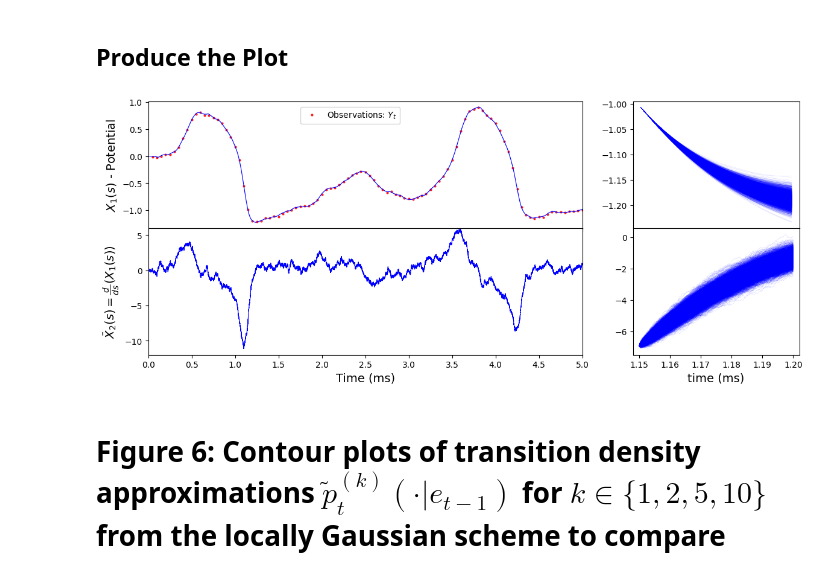
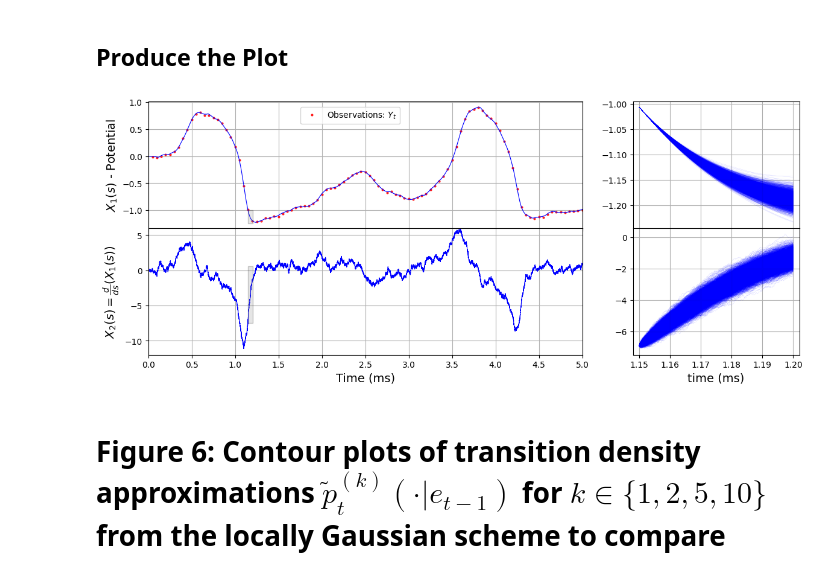
Before and after one commit to chris-stanton50/particles-cdssm, a Jupyter notebook: paper/fhn_smoothing_bias/fhn_bias_plots.ipynb, the cells around one changed output. Saved outputs shown, nothing was run; the diff lists cells and outputs as text; code cells hidden in the pictures.

Commit message:
add grids and rectangle to fhn simulation plot

```diff
--- a/paper/fhn_smoothing_bias/fhn_bias_plots.ipynb
+++ b/paper/fhn_smoothing_bias/fhn_bias_plots.ipynb
@@ -7,6 +7,8 @@ import os
 import distances as dsts
 from particles_cdssm.sdes import IntegratedFitzhughNagumo
 import particles_cdssm.auxiliary_bridges as axb
+
+savefig=True
 # %% [markdown]
 # Figure 4: Left: Plot of the CD-SSM used in the Numerical Experiment. Right: Simulation of path $\bar{X}([s_{t-1}, s_t])$ for $x(s_{t-1}) \approx (-1.01, -6.92)$ via locally Gaussian scheme with $k=1000$ imputed points.
 # %% [markdown]
@@ -15,7 +17,7 @@ import particles_cdssm.auxiliary_bridges as axb
 T = 100
 run_id = 100
 
-with open(f'../fhn_smoothing/results/run_{run_id}_meta.pkl', 'rb') as f:
+with open(f'../fhn_smoothing/results/local/run_{run_id}_meta.pkl', 'rb') as f:
     metadata = dill.load(f)
 
 # Unpack the metadata
@@ -51,38 +53,88 @@ ax_0 = fig.add_axes((0.08, 0.52, 0.6, 0.42))
 ax_1 = fig.add_axes((0.08, 0.1, 0.6, 0.42))
 ax_2 = fig.add_axes((0.75, 0.52, 0.23, 0.42))
 ax_3 = fig.add_axes((0.75, 0.1, 0.23, 0.42))
 
-labels = [r'$X_1(s)$' + ' - Potential', r'$\bar{X}_2(s)=\frac{d}{ds}(X_1(s))$']
+axes = np.array([ax_0, ax_1, ax_2, ax_3], dtype=object)
+
+labels = [r'$X_1(s)$' + ' - Potential', r'$X_2(s)=\frac{d}{ds}(X_1(s))$']
 xy_label_size = 14
 
 ax_0.plot(obs_times, observations, 'o', markersize=2.0, color='red', alpha=0.8, label='Observations: ' + r'$Y_t$')
 ax_0.plot(sim_times, sde_paths[:, 0], color='blue', linewidth=0.8, linestyle='-', marker=None)
 ax_1.plot(sim_times, sde_paths[:, 1], color='blue', linewidth=0.8, linestyle='-', marker=None)
 
 ax_0.set(xticklabels=[], xticks=np.arange(0., 5.5, 0.5).tolist(), xlim=(0.0, 5.0))
 ax_1.set(xlim=(0.0, 5.0), ylim=(-12.0, 6.0), xticks=np.arange(0., 5.5, 0.5).tolist())
 
 ax_0.set_ylabel(labels[0], fontsize=xy_label_size)
 ax_1.set_ylabel(labels[1], fontsize=xy_label_size)
 ax_1.set_xlabel(xlabel='Time (ms)', fontsize=xy_label_size)
 
 ax_0.legend(loc='upper right', bbox_to_anchor=(0.59, 0.99))
 
 x = np.linspace(start=1.15, stop=1.2, num=(num+1))
-line_kwargs = dict(marker='none', lw=0.2, ls='-', alpha=0.2)
+line_kwargs = dict(marker='none', lw=0.2, ls='-', alpha=0.2, rasterized=True)
 
 ax_2.plot(x, sims[:, :, 0], color='blue', **line_kwargs)
 ax_3.plot(x, sims[:, :, 1], color='blue', **line_kwargs)
 
-ax_2.set(ylabel='', xticklabels=[]) # xticks=[0., 1., 2., 3., 4., 5.],
+ # xticks=[0., 1., 2., 3., 4., 5.],
+
+ax_2.tick_params(axis='x', which='both', bottom=False,top=False, labelbottom=False)
+
 ax_3.set(ylabel='', xlim=(1.148, 1.202)) # xticks=[0., 1., 2., 3., 4., 5.]
 ax_3.set_xlabel('time (ms)', fontsize=xy_label_size)
 
+for ax in axes:
+    ax.grid()
+
+ax_2.sharex(ax_3)
+
+# Experimental: add patches
+from matplotlib.patches import Rectangle
+
+# Exact x-range of zoomed panels
+x_min, x_max = ax_3.get_xlim()
+
+# ax_0 rectangle corresponds to ax_2
+y_min, y_max = ax_2.get_ylim()
+
+ax_0.add_patch(
+    Rectangle(
+        (x_min, y_min),
+        x_max - x_min,
+        y_max - y_min,
+        facecolor='grey',
+        edgecolor='black',
+        alpha=0.2,
+        linewidth=1.0,
+        zorder=5
+    )
+)
+
+# ax_1 rectangle corresponds to ax_3
+y_min, y_max = ax_3.get_ylim()
+
+ax_1.add_patch(
+    Rectangle(
+        (x_min, y_min),
+        x_max - x_min,
+        y_max - y_min,
+        facecolor='grey',
+        edgecolor='black',
+        alpha=0.2,
+        linewidth=1.0,
+        zorder=5
+    )
+)
+
+
 plt.tight_layout()
-plt.savefig('./figures/fig_4_fhn_simulation.pdf', dpi=600)
+if savefig:
+    plt.savefig('./figures/fig_4_fhn_simulation.pdf', dpi=300, bbox_inches='tight')
 plt.show()
 # %% [output]
-[figure, old version]
+[figure, new version]
 # %% [markdown]
 # Figure 6: Contour plots of transition density approximations $\tilde{p}_t^{(k)}(\cdot|e_{t-1})$ for $k \in \{1, 2, 5, 10\}$ from the locally Gaussian scheme to compare against a contour plot of $p_t(\cdot|e_{t-1})\approx \tilde{p}^{(1000)}(\cdot|e_{t-1})$: $e_{t-1}\approx(-1.01, -6.92)^T$. Bottom right: Bar plot of $\mathcal{L}_2$ distances between the true transition density and the approximations for increasing values of $k$. When $k>1$, the density is found using a Gaussian KDE with $l=5000$ simulated points.
 # %% [markdown]
```
Also changed, not shown: parts of 1 cell of this notebook.
